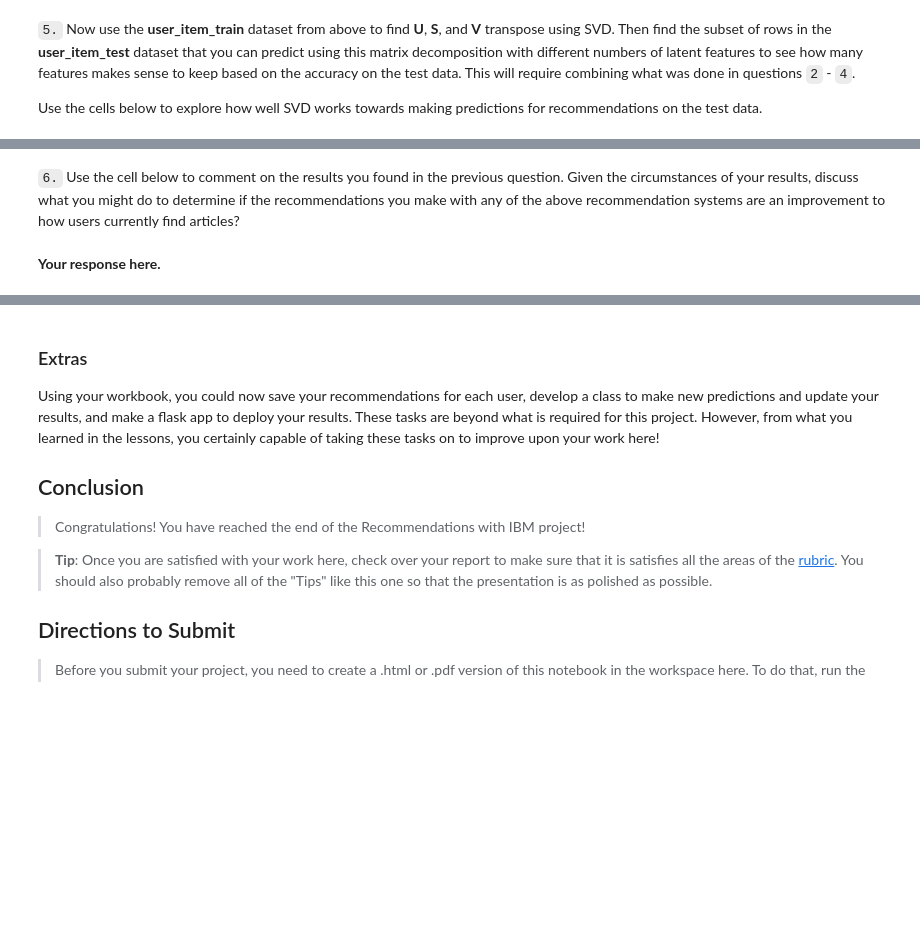
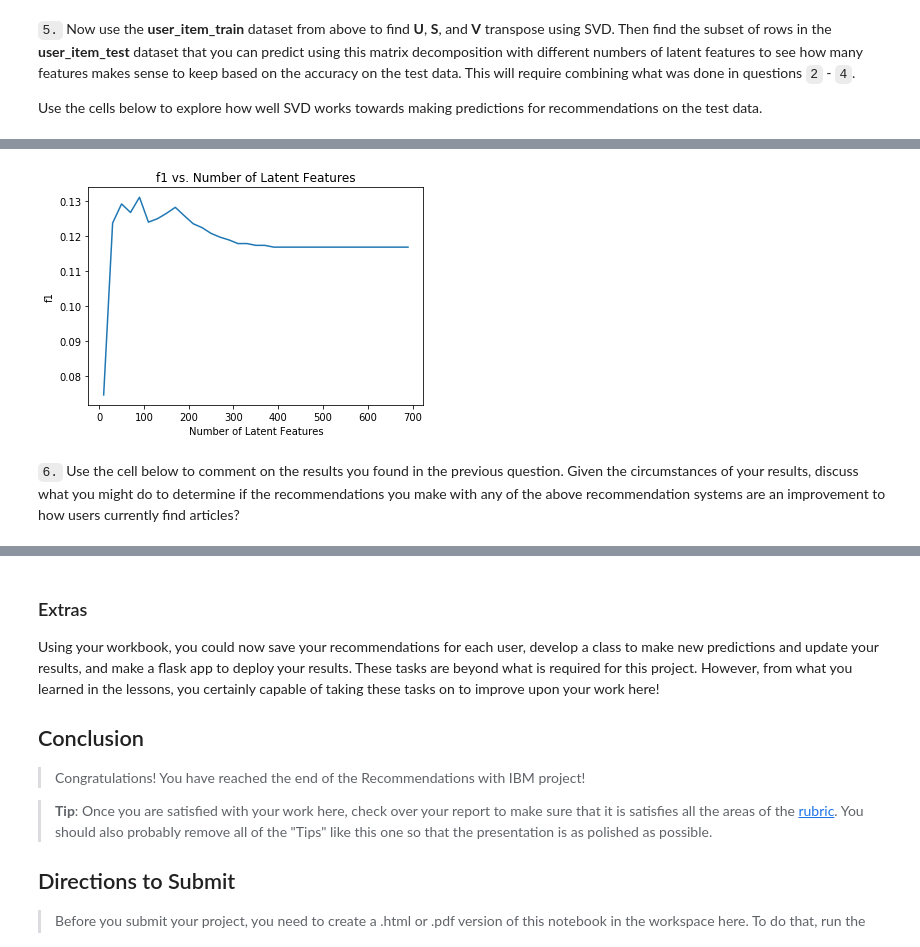
Before and after one commit to cgkaczenski/Recommendations_IBM, a Jupyter notebook: Recommendations_with_IBM.ipynb, the cells around one changed output, grey strips where cells are left out. Cells and saved outputs as stored; diff of their text form; code cells hidden in the pictures; blank space fills up the shorter version.

```diff
--- a/Recommendations_with_IBM.ipynb
+++ b/Recommendations_with_IBM.ipynb
@@ -710,4 +796,9 @@ u_train, s_train, vt_train = # fit svd similar to above then use the cells below
+# %%
+plt.plot(num_latent_feats, f1)
+plt.xlabel('Number of Latent Features');
+plt.ylabel('f1');
+plt.title('f1 vs. Number of Latent Features');
+# %% [output]
+[figure, added]
 # %% [markdown]
 `6.` Use the cell below to comment on the results you found in the previous question. Given the circumstances of your results, discuss what you might do to determine if the recommendations you make with any of the above recommendation systems are an improvement to how users currently find articles?
-# %% [markdown]
-**Your response here.**
```
Also changed, not shown: parts of 22 cells of this notebook.
